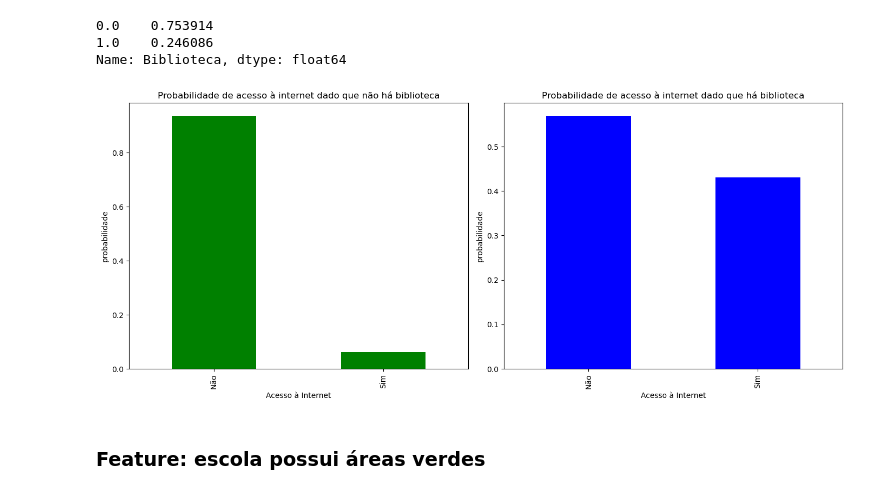
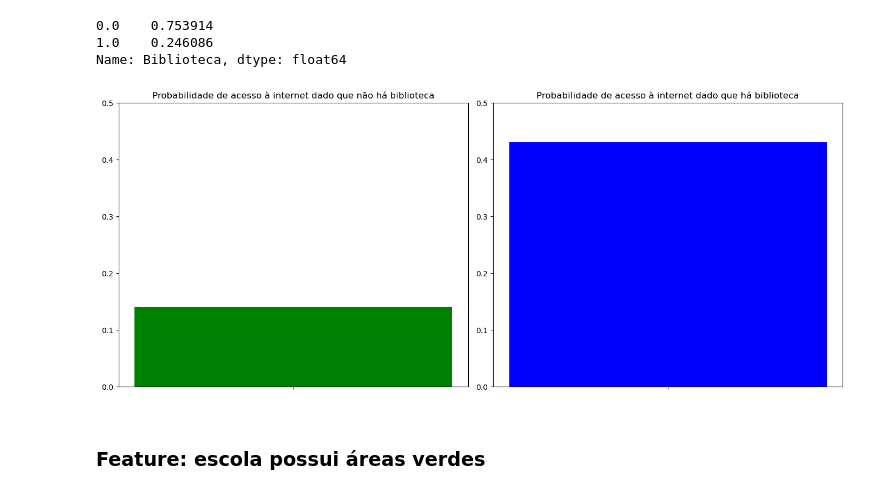
Before and after one commit to joaolindenberg/P2_CEDA2, a Jupyter notebook: main.ipynb, the cells around one changed output. Saved outputs shown, nothing was run; the diff lists cells and outputs as text; code cells hidden in the pictures.

Commit message:
biblio2

```diff
--- a/main.ipynb
+++ b/main.ipynb
@@ -310,32 +310,30 @@ Name: Biblioteca, dtype: float64
 # %%
 p_biblioteca = cross_table_biblioteca[1].sum()
 
 # Plote histogramas separados para cada condição de "Biblioteca"
 fig, axes = plt.subplots(nrows=1, ncols=2, figsize=(14, 6))
 
 # Mapeamento de valores para substituição nos rótulos
 value_mapping = {0: 'Não', 1: 'Sim'}
 
 # Histograma para Biblioteca = não
-p_internet_dado_sem_biblioteca = cross_table_biblioteca[0] / cross_table_biblioteca[0].sum()
-p_internet_dado_sem_biblioteca.index = p_internet_dado_sem_biblioteca.index.map(value_mapping)
-p_internet_dado_sem_biblioteca.plot(kind='bar', ax=axes[0], color='green')
+p_internet_dado_sem_biblioteca = cross_table_biblioteca.loc[0].loc[1]  # Apenas a célula correspondente ao valor "Sim"
+axes[0].bar(' ', p_internet_dado_sem_biblioteca, color='green')
 axes[0].set_title('Probabilidade de acesso à internet dado que não há biblioteca')
-axes[0].set_xlabel('Acesso à Internet')
-axes[0].set_ylabel('probabilidade')
 
-# Histograma para Biblioteca = 1sim
-p_internet_dado_com_biblioteca = cross_table_biblioteca[1] / p_biblioteca
-p_internet_dado_com_biblioteca.index = p_internet_dado_com_biblioteca.index.map(value_mapping)
-p_internet_dado_com_biblioteca.plot(kind='bar', ax=axes[1], color='blue')
+# Histograma para Biblioteca = sim
+p_internet_dado_com_biblioteca = cross_table_biblioteca.loc[1].loc[1] / p_biblioteca  # Apenas a célula correspondente ao valor "Sim"
+axes[1].bar(' ', p_internet_dado_com_biblioteca, color='blue')
 axes[1].set_title('Probabilidade de acesso à internet dado que há biblioteca')
-axes[1].set_xlabel('Acesso à Internet')
-axes[1].set_ylabel('probabilidade')
+
+# Configure a escala para ambos os gráficos usando o máximo das probabilidades
+axes[0].set_ylim(0, 0.5)
+axes[1].set_ylim(0, 0.5)
 
 plt.tight_layout()
 plt.show()
 # %% [output]
-[figure, old version]
+[figure, new version]
 # %% [markdown]
 ### Feature: escola possui áreas verdes
 # %%
```
Also changed, not shown: parts of 1 cell of this notebook.
